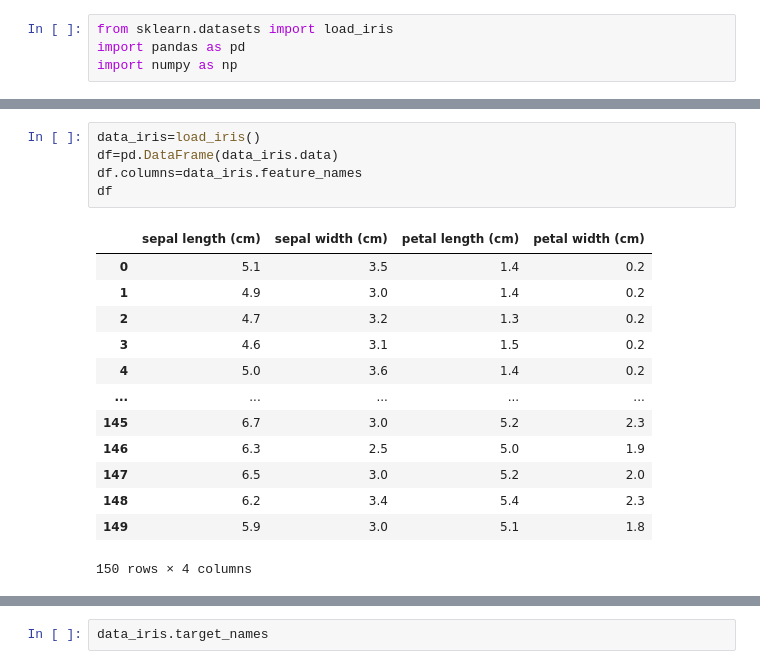
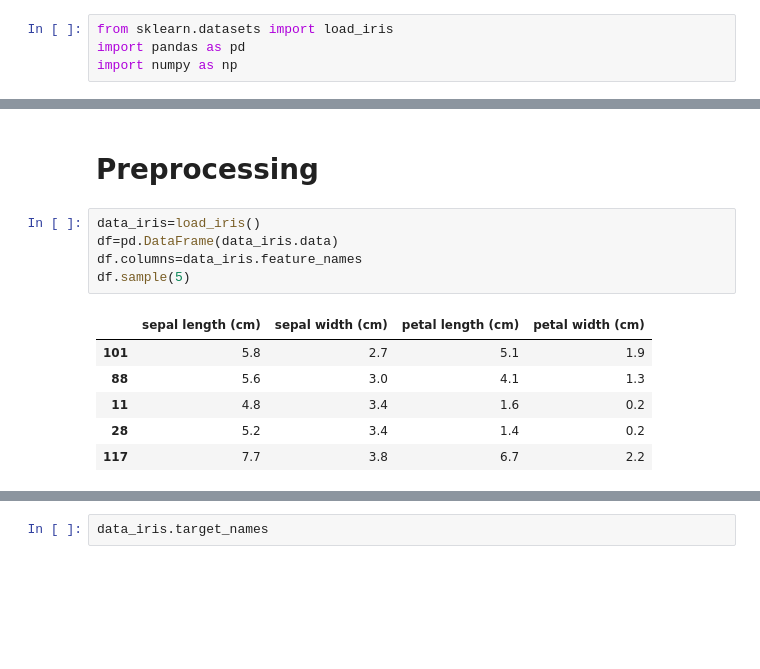
Before and after one commit to coders-nightmare/machine-learnig-practicals, a Jupyter notebook: ML 3 linear regression.ipynb, the cells around one changed output, grey strips where cells are left out. Saved outputs shown, nothing was run; the diff lists cells and outputs as text; blank space fills up the shorter version.

```diff
--- a/ML 3 linear regression.ipynb
+++ b/ML 3 linear regression.ipynb
@@ -25,22 +5,17 @@ data_iris
+# %% [markdown]
+# Preprocessing
 # %%
 data_iris=load_iris()
 df=pd.DataFrame(data_iris.data)
 df.columns=data_iris.feature_names
-df
+df.sample(5)
 # %% [output]
 |  | sepal length (cm) | sepal width (cm) | petal length (cm) | petal width (cm) |
-| 0 | 5.1 | 3.5 | 1.4 | 0.2 |
-| 1 | 4.9 | 3.0 | 1.4 | 0.2 |
-| 2 | 4.7 | 3.2 | 1.3 | 0.2 |
-| 3 | 4.6 | 3.1 | 1.5 | 0.2 |
-| 4 | 5.0 | 3.6 | 1.4 | 0.2 |
-| ... | ... | ... | ... | ... |
-| 145 | 6.7 | 3.0 | 5.2 | 2.3 |
-| 146 | 6.3 | 2.5 | 5.0 | 1.9 |
-| 147 | 6.5 | 3.0 | 5.2 | 2.0 |
-| 148 | 6.2 | 3.4 | 5.4 | 2.3 |
-| 149 | 5.9 | 3.0 | 5.1 | 1.8 |
+| 101 | 5.8 | 2.7 | 5.1 | 1.9 |
+| 88 | 5.6 | 3.0 | 4.1 | 1.3 |
+| 11 | 4.8 | 3.4 | 1.6 | 0.2 |
+| 28 | 5.2 | 3.4 | 1.4 | 0.2 |
+| 117 | 7.7 | 3.8 | 6.7 | 2.2 |
-150 rows × 4 columns
 # %%
 df['species']=data_iris.target
 df.sample(10)
```
Also changed, not shown: parts of 9 cells of this notebook, 7 other files.
